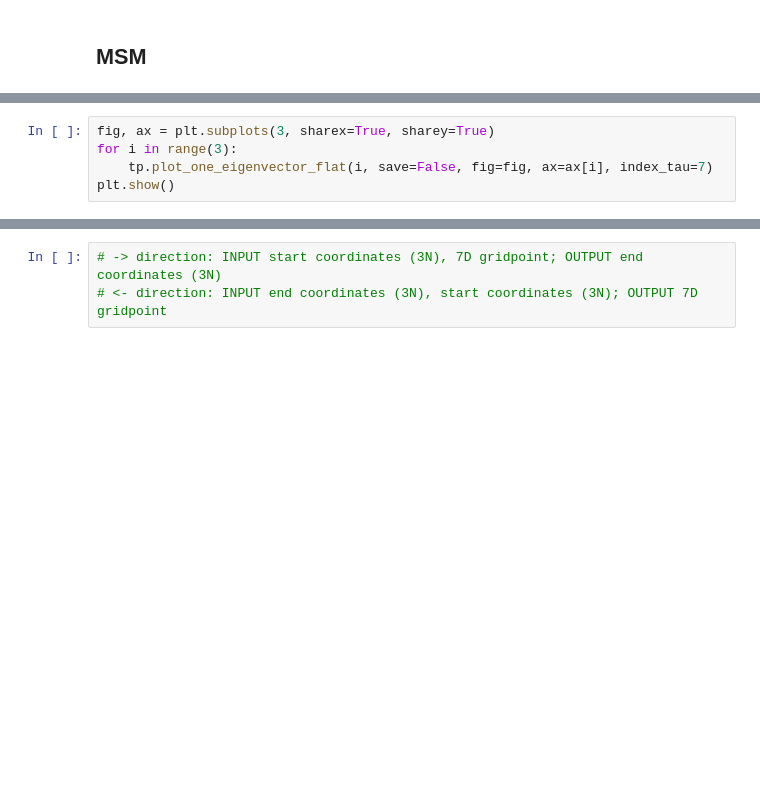
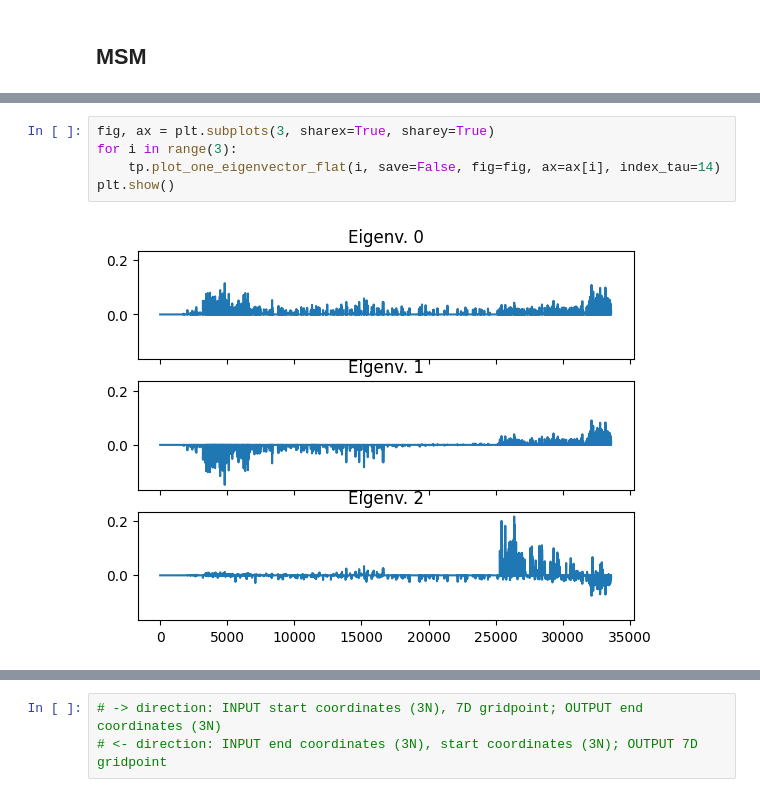
Before and after one commit to bkellerlab/molecularRotationalGrids, a Jupyter notebook: jupyter/Meeting_2024_02_14.ipynb, the cells around one changed output, grey strips where cells are left out. Drawn from its saved outputs; the diff is of its cells as text; blank space fills up the shorter version.

```diff
--- a/jupyter/Meeting_2024_02_14.ipynb
+++ b/jupyter/Meeting_2024_02_14.ipynb
@@ -608,5 +635,7 @@ plt.show()
 # %%
 fig, ax = plt.subplots(3, sharex=True, sharey=True)
 for i in range(3):
-    tp.plot_one_eigenvector_flat(i, save=False, fig=fig, ax=ax[i], index_tau=7)
+    tp.plot_one_eigenvector_flat(i, save=False, fig=fig, ax=ax[i], index_tau=14)
 plt.show()
+# %% [output]
+[figure, added]
```
Also changed, not shown: parts of 6 cells of this notebook, 1 other file.
